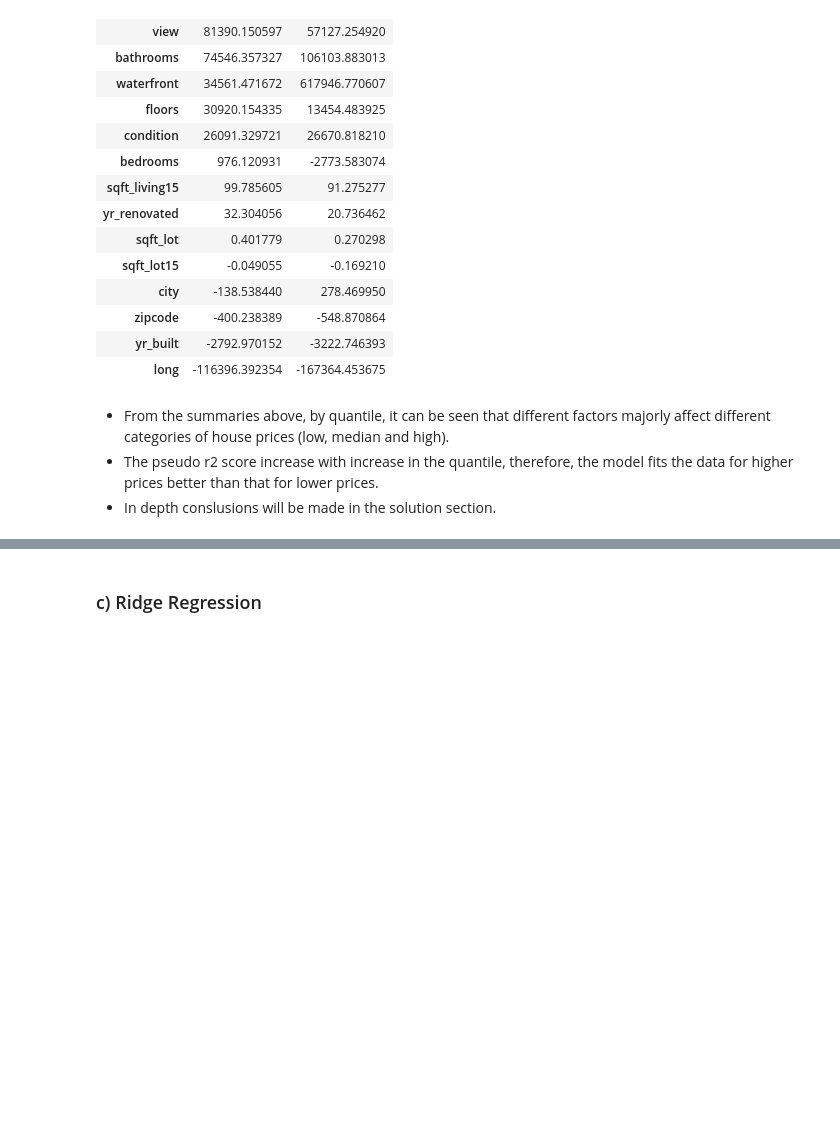
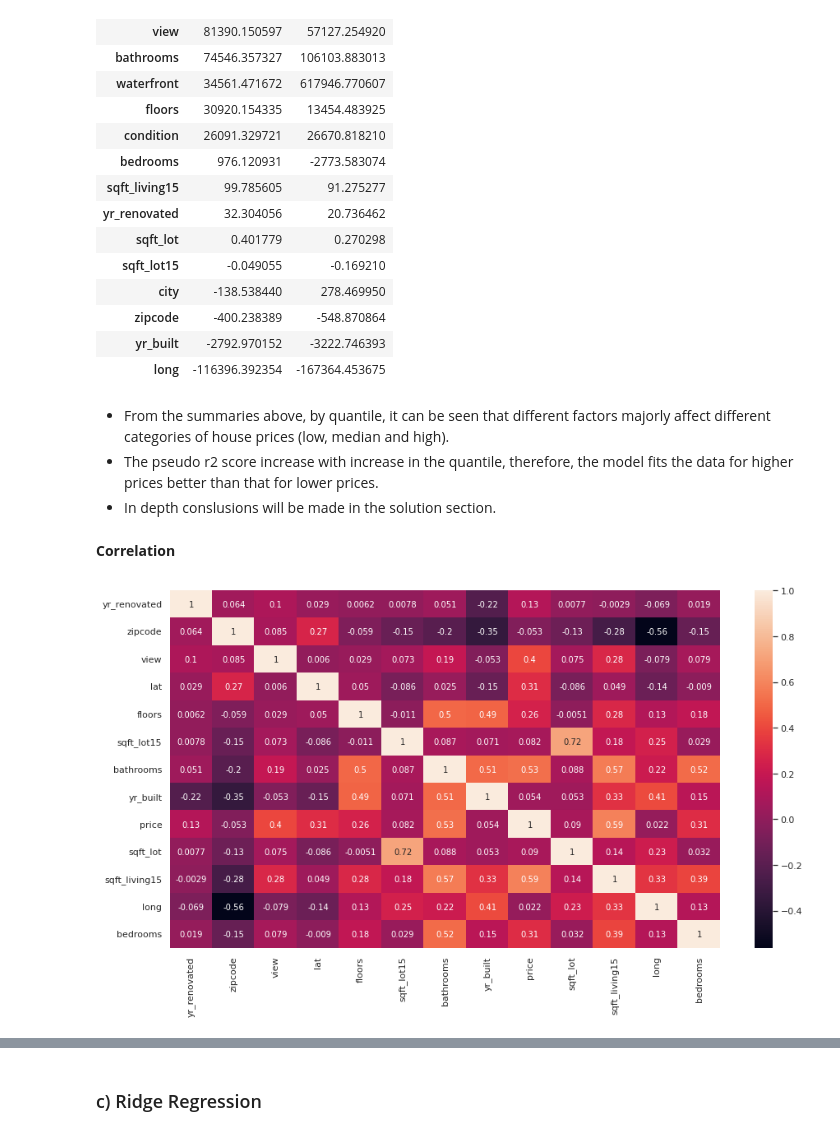
Before and after one commit to deborahmasibo/House-Price-Prediction, a Jupyter notebook: Housing_Prices.ipynb, the cells around one changed output, grey strips where cells are left out. Saved outputs shown, nothing was run; the diff lists cells and outputs as text; code cells hidden in the pictures; blank space fills up the shorter version.

```diff
--- a/Housing_Prices.ipynb
+++ b/Housing_Prices.ipynb
@@ -2149,3 +2053,15 @@ Intercept = -168.7533826034105
 * From the summaries above, by quantile, it can be seen that different factors majorly affect different categories of house prices (low, median and high).
 * The pseudo r2 score increase with increase in the quantile, therefore, the model fits the data for higher prices better than that for lower prices.
 * In depth conslusions will be made in the solution section.
+# %% [markdown]
+**Correlation**
+# %%
+# Dataset with outliers
+# Heatmap
+fig, ax = plt.subplots(figsize=(15,8))
+# Only selecting numerical columns
+continuous2 = set(continuous) - set(['sqft_living', 'sqft_basement', 'sqft_above']) - set(categorical)
+sns.heatmap(house_price_m[continuous2].corr(), annot = True)
+plt.show()
+# %% [output]
+[figure, added]
```
Also changed, not shown: parts of 39 cells of this notebook.
